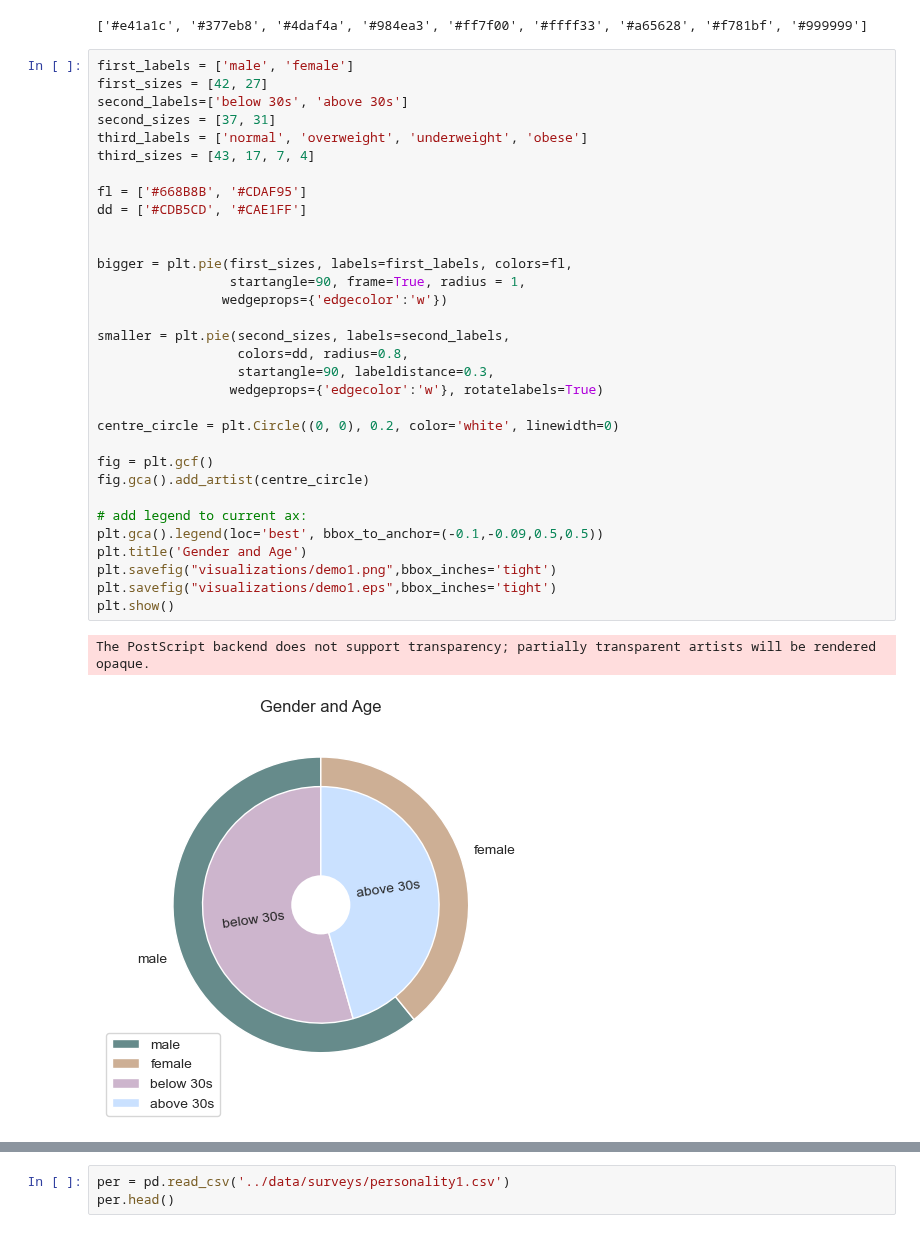
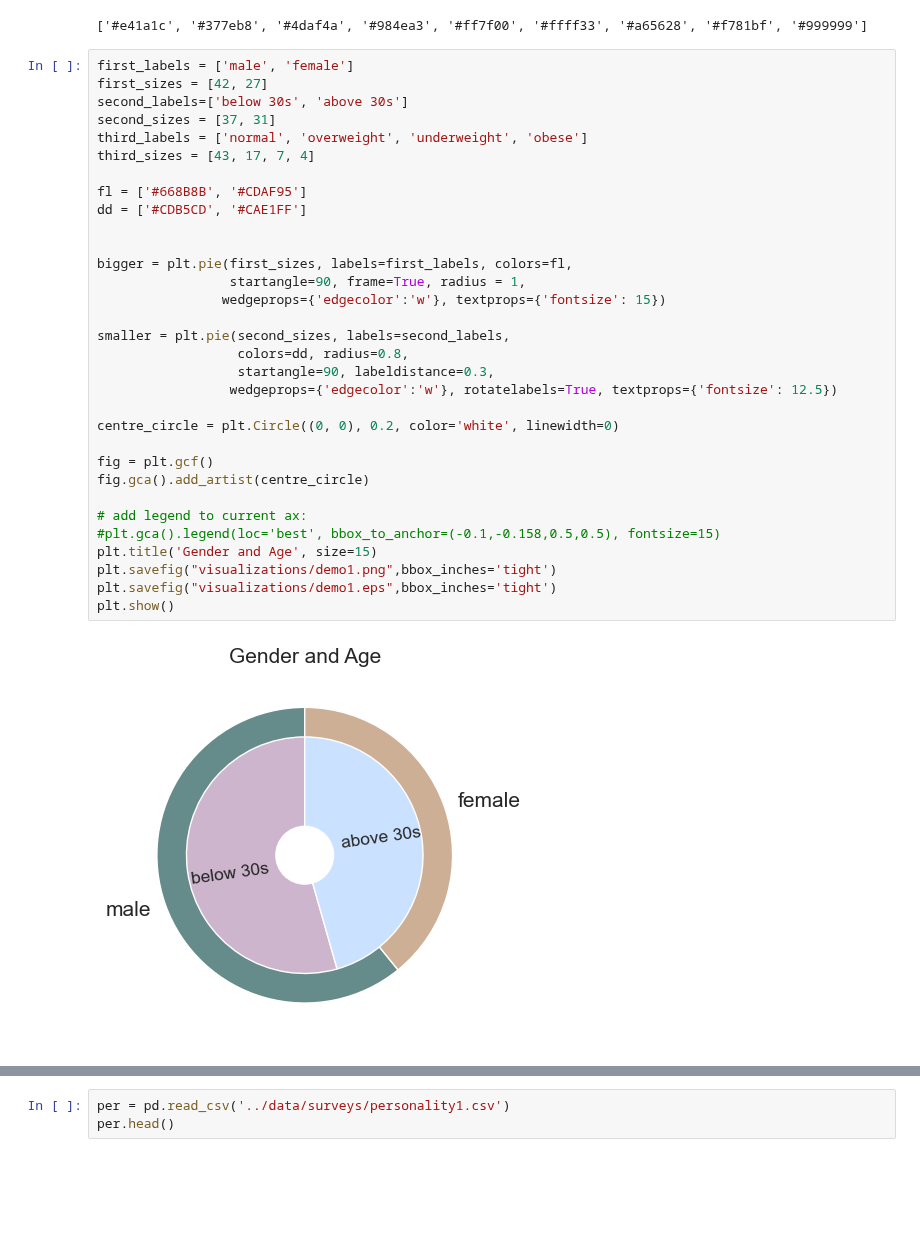
Before and after one commit to kcristinaa/RAIS-miniproject, a Jupyter notebook: notebooks_correlations_and_visualizations/visualizations_labels.ipynb, the cells around one changed output, grey strips where cells are left out. Drawn from its saved outputs; the diff is of its cells as text; blank space fills up the shorter version.

```diff
--- a/notebooks_correlations_and_visualizations/visualizations_labels.ipynb
+++ b/notebooks_correlations_and_visualizations/visualizations_labels.ipynb
@@ -66,38 +66,37 @@ print(sns.color_palette("Set1").as_hex())
 # %%
 first_labels = ['male', 'female']
 first_sizes = [42, 27]
 second_labels=['below 30s', 'above 30s']
 second_sizes = [37, 31]
 third_labels = ['normal', 'overweight', 'underweight', 'obese']
 third_sizes = [43, 17, 7, 4]
 
 fl = ['#668B8B', '#CDAF95']
 dd = ['#CDB5CD', '#CAE1FF']
 
 
 bigger = plt.pie(first_sizes, labels=first_labels, colors=fl,
                  startangle=90, frame=True, radius = 1,
-                wedgeprops={'edgecolor':'w'})
+                wedgeprops={'edgecolor':'w'}, textprops={'fontsize': 15})
 
 smaller = plt.pie(second_sizes, labels=second_labels,
                   colors=dd, radius=0.8,
                   startangle=90, labeldistance=0.3,
-                 wedgeprops={'edgecolor':'w'}, rotatelabels=True)
+                 wedgeprops={'edgecolor':'w'}, rotatelabels=True, textprops={'fontsize': 12.5})
 
 centre_circle = plt.Circle((0, 0), 0.2, color='white', linewidth=0)
 
 fig = plt.gcf()
 fig.gca().add_artist(centre_circle)
 
 # add legend to current ax:
-plt.gca().legend(loc='best', bbox_to_anchor=(-0.1,-0.09,0.5,0.5))
-plt.title('Gender and Age')
+#plt.gca().legend(loc='best', bbox_to_anchor=(-0.1,-0.158,0.5,0.5), fontsize=15)
+plt.title('Gender and Age', size=15)
 plt.savefig("visualizations/demo1.png",bbox_inches='tight')
 plt.savefig("visualizations/demo1.eps",bbox_inches='tight')
 plt.show()
 # %% [output]
-The PostScript backend does not support transparency; partially transparent artists will be rendered opaque.
-[figure, old version]
+[figure, new version]
 # %%
 f = ['#668B8B', '#CDAF95', '#CDB5CD', '#CAE1FF']
 
```
Also changed, not shown: parts of 4 cells of this notebook, 11 other files.
